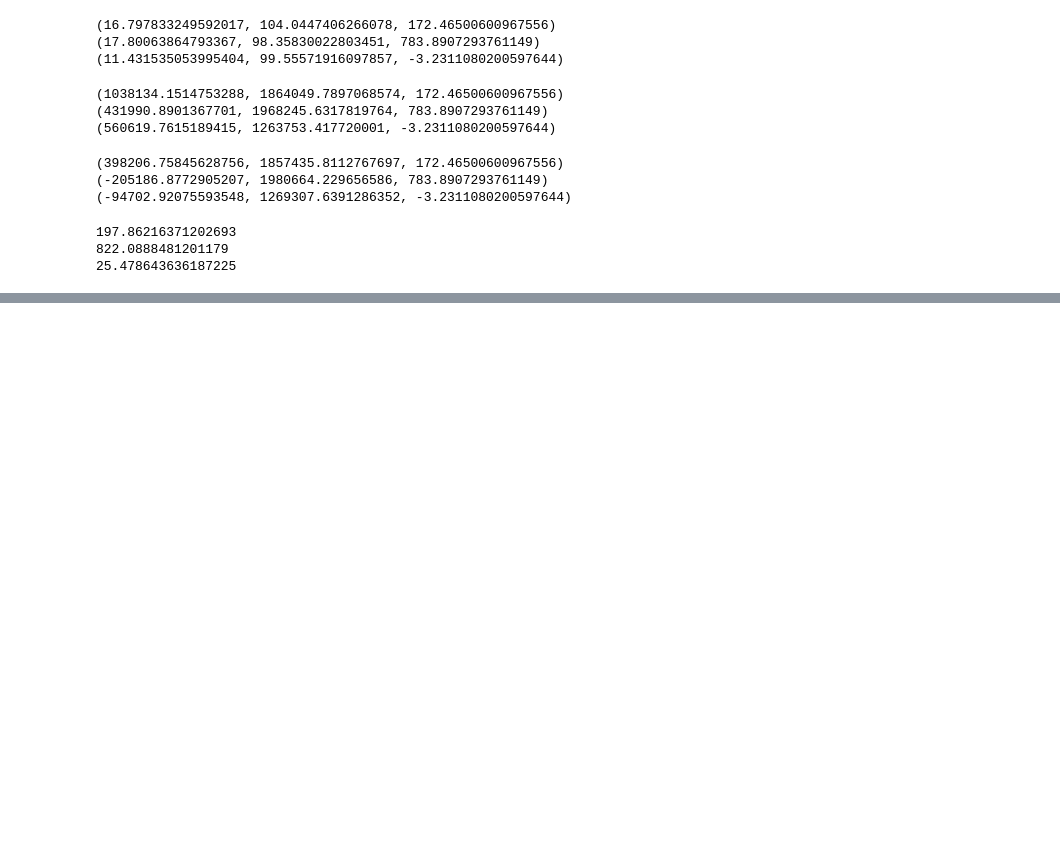
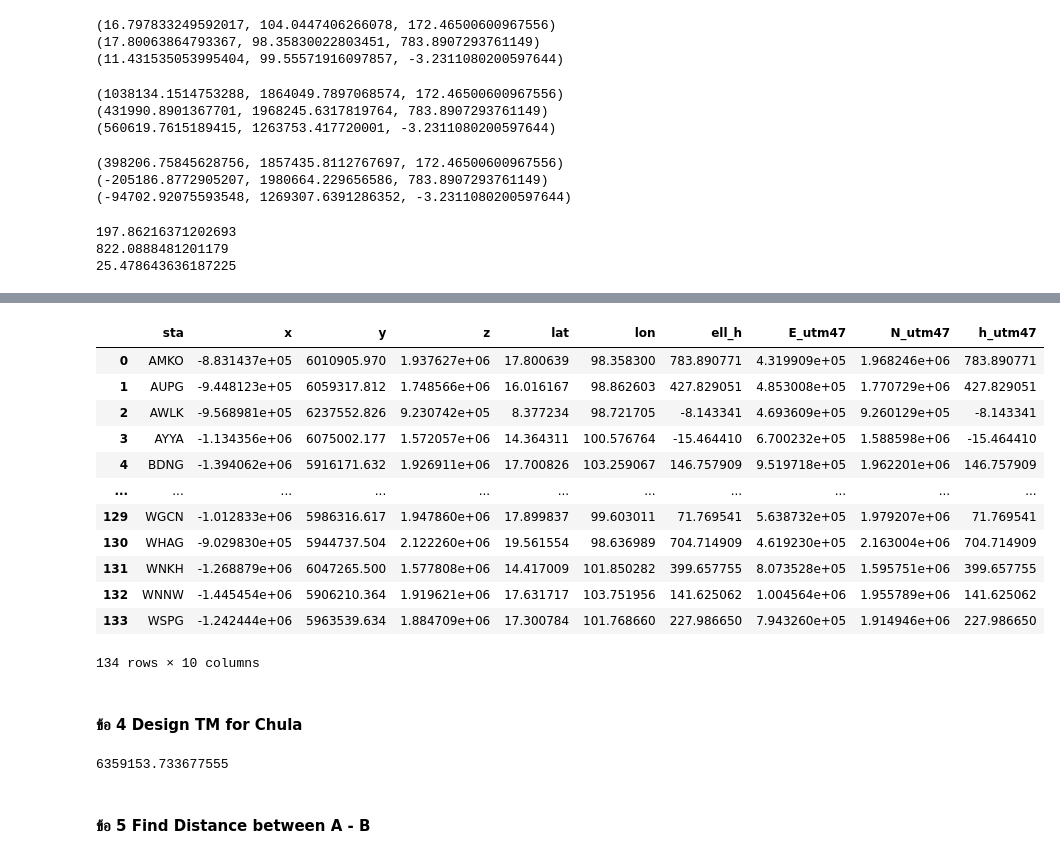
Before and after one commit to wasupol5449/Geodetic_Secreat_Code, a Jupyter notebook: Review_Lab_2.ipynb, the cells around one changed output, grey strips where cells are left out. Cells and saved outputs as stored; diff of their text form; code cells hidden in the pictures; blank space fills up the shorter version.

```diff
--- a/Review_Lab_2.ipynb
+++ b/Review_Lab_2.ipynb
@@ -83,0 +127,2 @@ print(APKN_Ortho)
+# %%
+df = pd.read_csv("coordinate.csv")
@@ -83,0 +138,5 @@ print(APKN_Ortho)
+# %%
+lat, lon, ell_h = xyz2lla(df['x'],df['y'],df['z'])
+df["lat"] = lat
+df["lon"] = lon
+df["ell_h"] = ell_h
@@ -83,0 +159,35 @@ print(APKN_Ortho)
+# %%
+E, N, h = lla2utm(df["lat"],df["lon"],df["ell_h"],47)
+df["E_utm47"] = E
+df["N_utm47"] = N
+df["h_utm47"] = h
+# %%
+df
+# %% [output]
+|  | sta | x | y | z | lat | lon | ell_h | E_utm47 | N_utm47 | h_utm47 |
+| 0 | AMKO | -8.831437e+05 | 6010905.970 | 1.937627e+06 | 17.800639 | 98.358300 | 783.890771 | 4.319909e+05 | 1.968246e+06 | 783.890771 |
+| 1 | AUPG | -9.448123e+05 | 6059317.812 | 1.748566e+06 | 16.016167 | 98.862603 | 427.829051 | 4.853008e+05 | 1.770729e+06 | 427.829051 |
+| 2 | AWLK | -9.568981e+05 | 6237552.826 | 9.230742e+05 | 8.377234 | 98.721705 | -8.143341 | 4.693609e+05 | 9.260129e+05 | -8.143341 |
+| 3 | AYYA | -1.134356e+06 | 6075002.177 | 1.572057e+06 | 14.364311 | 100.576764 | -15.464410 | 6.700232e+05 | 1.588598e+06 | -15.464410 |
+| 4 | BDNG | -1.394062e+06 | 5916171.632 | 1.926911e+06 | 17.700826 | 103.259067 | 146.757909 | 9.519718e+05 | 1.962201e+06 | 146.757909 |
+| ... | ... | ... | ... | ... | ... | ... | ... | ... | ... | ... |
+| 129 | WGCN | -1.012833e+06 | 5986316.617 | 1.947860e+06 | 17.899837 | 99.603011 | 71.769541 | 5.638732e+05 | 1.979207e+06 | 71.769541 |
+| 130 | WHAG | -9.029830e+05 | 5944737.504 | 2.122260e+06 | 19.561554 | 98.636989 | 704.714909 | 4.619230e+05 | 2.163004e+06 | 704.714909 |
+| 131 | WNKH | -1.268879e+06 | 6047265.500 | 1.577808e+06 | 14.417009 | 101.850282 | 399.657755 | 8.073528e+05 | 1.595751e+06 | 399.657755 |
+| 132 | WNNW | -1.445454e+06 | 5906210.364 | 1.919621e+06 | 17.631717 | 103.751956 | 141.625062 | 1.004564e+06 | 1.955789e+06 | 141.625062 |
+| 133 | WSPG | -1.242444e+06 | 5963539.634 | 1.884709e+06 | 17.300784 | 101.768660 | 227.986650 | 7.943260e+05 | 1.914946e+06 | 227.986650 |
+134 rows × 10 columns
+# %% [markdown]
+#### ข้อ 4 Design TM for Chula
+# %%
+# (13.739536893607612, 100.52973308478612)
+
+def get_Rm_for_LDP(lat):
+    # Mean Radius of Curvature
+    e = Ellipsoids.WGS84
+    return e.rocGauss(lat)
+
+r = get_Rm_for_LDP(13.739536893607612)
+r
+# %% [output]
+6359153.733677555
@@ -83,0 +205,2 @@ print(APKN_Ortho)
+# %% [markdown]
+#### ข้อ 5 Find Distance between A - B
```
Also changed, not shown: parts of 26 cells of this notebook, 2 other files.
